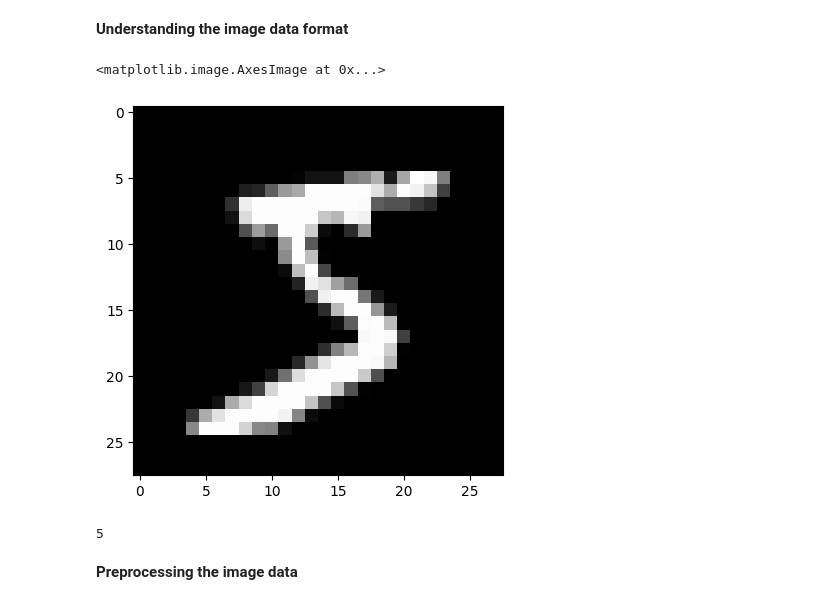
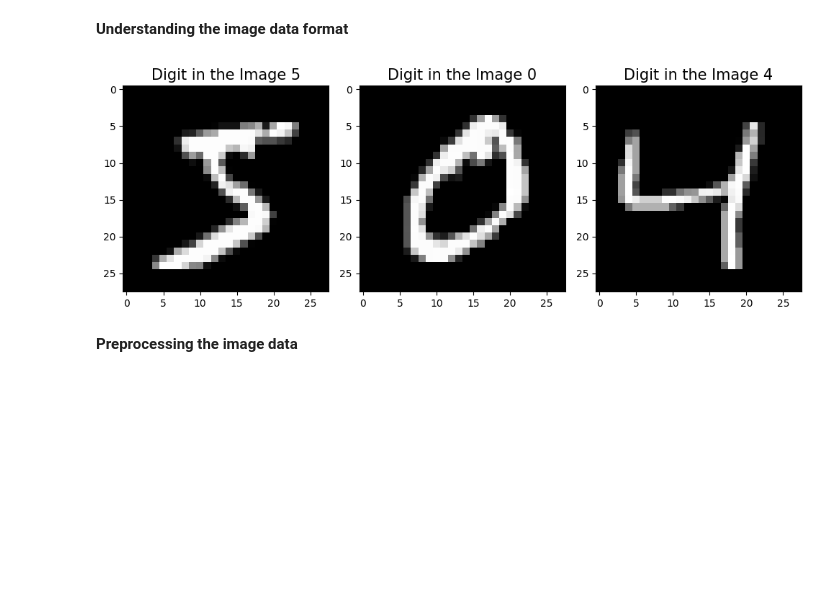
Before and after one commit to rajiv1977/AI, a Jupyter notebook: ConvolutionalNeuralNetworkImplementation.ipynb, the cells around one changed output. Saved outputs shown, nothing was run; the diff lists cells and outputs as text; code cells hidden in the pictures; blank space fills up the shorter version.

```diff
--- a/ConvolutionalNeuralNetworkImplementation.ipynb
+++ b/ConvolutionalNeuralNetworkImplementation.ipynb
@@ -31,16 +35,25 @@ print(y_test.shape)
 (10000,)
 # %% [markdown]
 **Understanding the image data format**
-# %%
-X_train[0].shape
-plt.imshow(X_train[0], cmap='gray')
-# %% [output]
-<matplotlib.image.AxesImage at 0x...>
-[figure, removed]
-# %%
-y_train[0]
-# %% [output]
-5
+# %%
+images = X_train[:3]
+labels = y_train[:3]
+
+# Initialise the subplot function using number of rows and columns
+figure, axis = plt.subplots(nrows=1, ncols=3, figsize=(10,6))
+
+# Iterate through the subplots and corresponding data
+for index, (image, axis_) in enumerate(zip(images, axis)):
+  # Use axis_ directly to plot on the current subplot
+  axis_.imshow(image, cmap='gray')
+  axis_.set_title(f"Digit in the Image {labels[index]}", size=15, ha="center")
+
+plt.tight_layout()
+
+# Combine all the operations and display
+plt.show()
+# %% [output]
+[figure, added]
 # %% [markdown]
 **Preprocessing the image data**
 # %%
```
Also changed, not shown: parts of 10 cells of this notebook.
